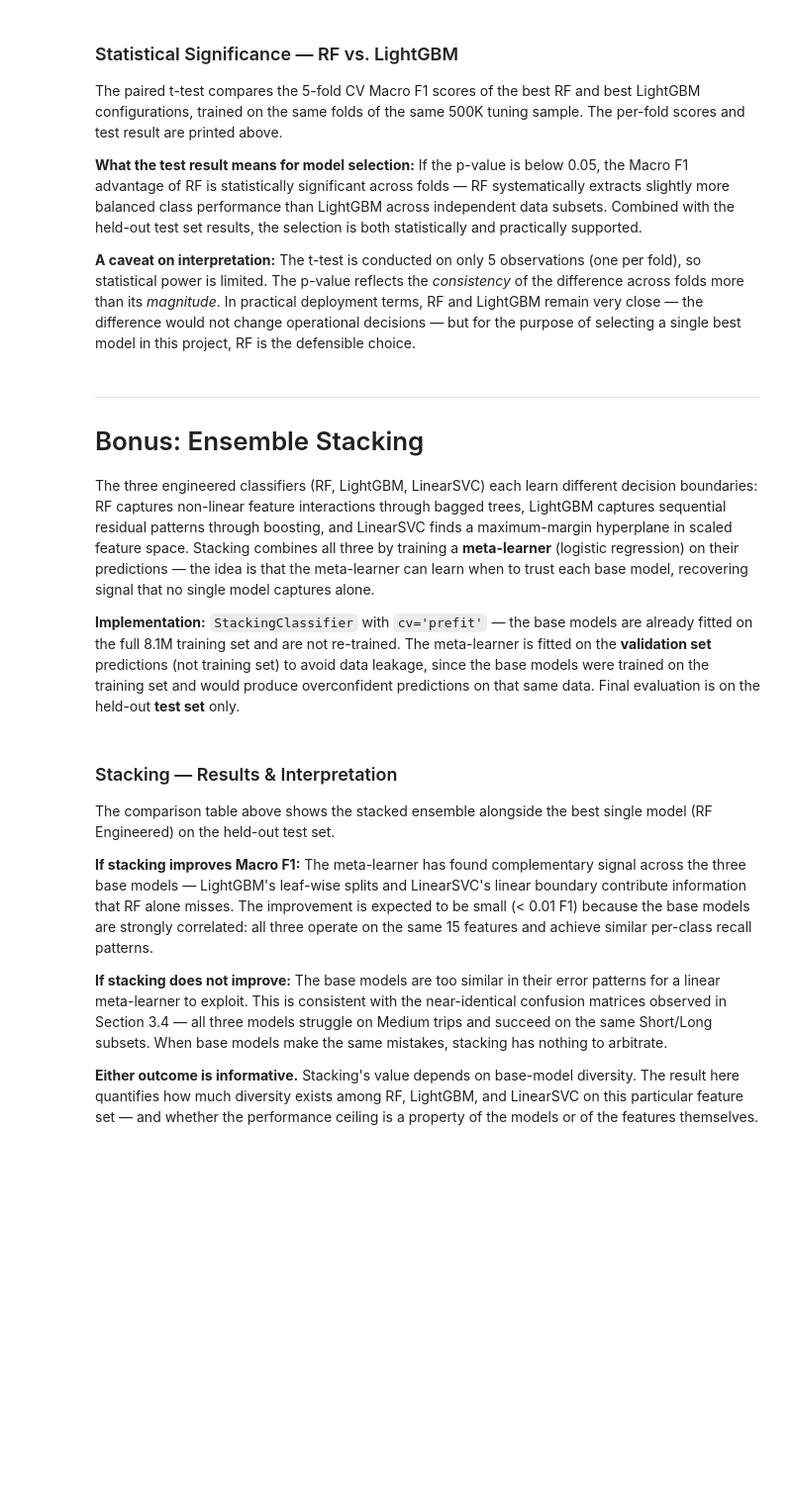
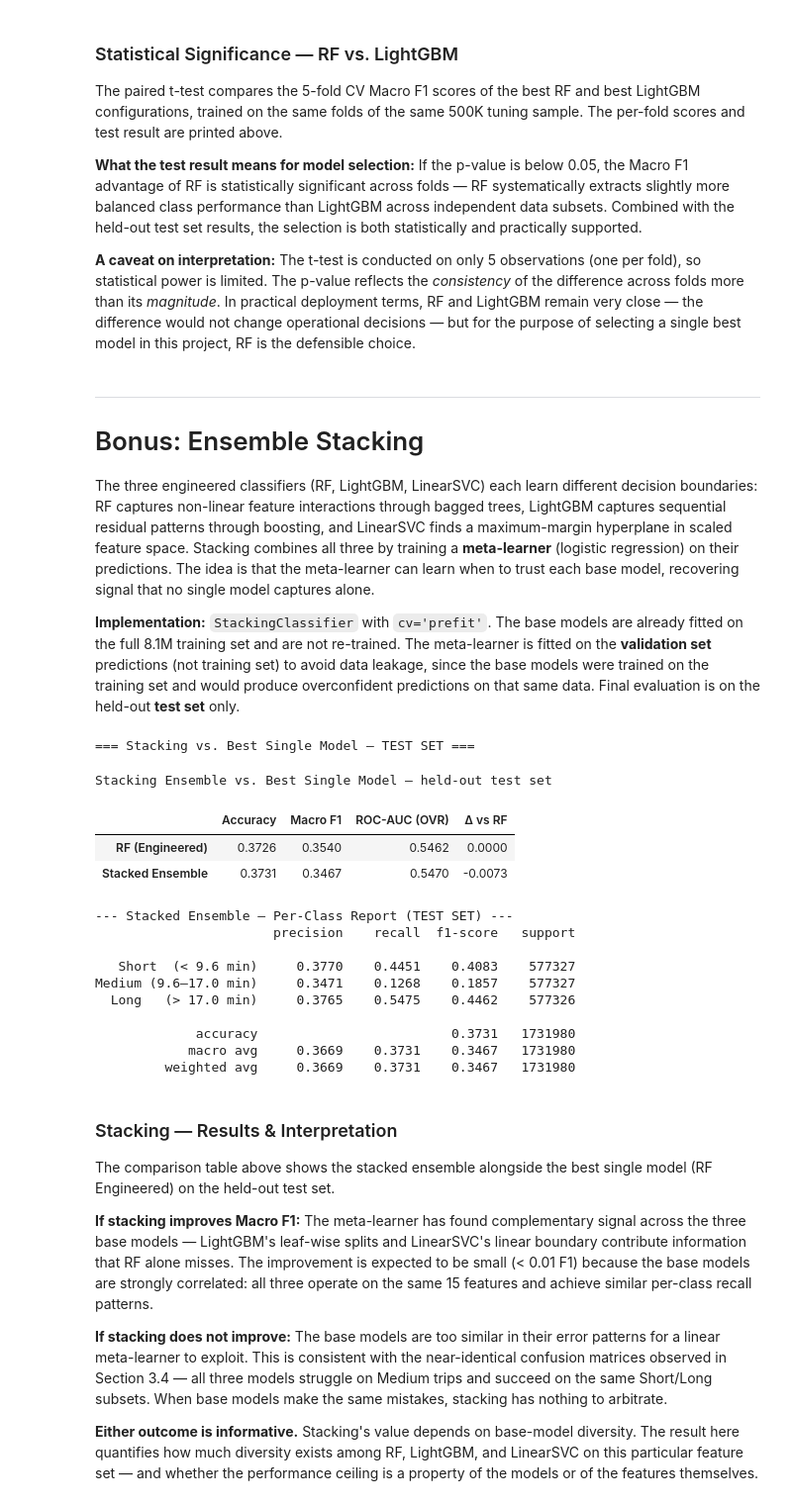
Before and after one commit to forGOATten/COMP333_Project, a Jupyter notebook: notebooks/main.ipynb, the cells around one changed output. Shown at 99% size. Cells and saved outputs as stored; diff of their text form; code cells hidden in the pictures; blank space fills up the shorter version.

```diff
--- a/notebooks/main.ipynb
+++ b/notebooks/main.ipynb
@@ -1792,9 +1813,9 @@ The paired t-test compares the 5-fold CV Macro F1 scores of the best RF and best
 ---
 # Bonus: Ensemble Stacking
 
-The three engineered classifiers (RF, LightGBM, LinearSVC) each learn different decision boundaries: RF captures non-linear feature interactions through bagged trees, LightGBM captures sequential residual patterns through boosting, and LinearSVC finds a maximum-margin hyperplane in scaled feature space. Stacking combines all three by training a **meta-learner** (logistic regression) on their predictions — the idea is that the meta-learner can learn when to trust each base model, recovering signal that no single model captures alone.
+The three engineered classifiers (RF, LightGBM, LinearSVC) each learn different decision boundaries: RF captures non-linear feature interactions through bagged trees, LightGBM captures sequential residual patterns through boosting, and LinearSVC finds a maximum-margin hyperplane in scaled feature space. Stacking combines all three by training a **meta-learner** (logistic regression) on their predictions. The idea is that the meta-learner can learn when to trust each base model, recovering signal that no single model captures alone.
 
-**Implementation:** `StackingClassifier` with `cv='prefit'` — the base models are already fitted on the full 8.1M training set and are not re-trained. The meta-learner is fitted on the **validation set** predictions (not training set) to avoid data leakage, since the base models were trained on the training set and would produce overconfident predictions on that same data. Final evaluation is on the held-out **test set** only.
+**Implementation:** `StackingClassifier` with `cv='prefit'`. The base models are already fitted on the full 8.1M training set and are not re-trained. The meta-learner is fitted on the **validation set** predictions (not training set) to avoid data leakage, since the base models were trained on the training set and would produce overconfident predictions on that same data. Final evaluation is on the held-out **test set** only.
 # %%
 # ── Bonus: Ensemble Stacking ──────────────────────────────────────────────
 # Meta-learner: Logistic Regression trained on base-model predictions.
@@ -1812,37 +1833,53 @@ stack = StackingClassifier(
         ('svc', best_svc),
     ],
     final_estimator=LogisticRegression(
-        max_iter=1000, random_state=RANDOM_SEED, multi_class='multinomial'
+        max_iter=1000, random_state=RANDOM_SEED,
     ),
     cv='prefit',
     passthrough=False   # meta-learner sees only base-model predictions, not raw features
 )
 
 # Train the meta-learner on validation-set predictions
 stack.fit(X_val, y_val)
 
 # Evaluate on the held-out test set (never seen by any model)
 stack_test = evaluate_model(stack, X_test, y_test)
 
 # Compare to the best single model (RF Engineered) on test set
 print('=== Stacking vs. Best Single Model — TEST SET ===\n')
 bonus_df = pd.DataFrame({
     'RF (Engineered)' : test_results[best_name],
     'Stacked Ensemble' : stack_test,
 }, index=METRICS).T.round(4)
 
 bonus_df['Δ vs RF'] = bonus_df['Macro F1'] - bonus_df.loc['RF (Engineered)', 'Macro F1']
 display(bonus_df.style
     .highlight_max(subset=METRICS, color='#d4edda')
     .format(precision=4)
     .set_caption('Stacking Ensemble vs. Best Single Model — held-out test set'))
 
 # Per-class breakdown
 print('\n--- Stacked Ensemble — Per-Class Report (TEST SET) ---')
 print(classification_report(
     y_test, stack.predict(X_test),
     target_names=CLASS_NAMES, digits=4
 ))
+# %% [output]
+=== Stacking vs. Best Single Model — TEST SET ===
+Stacking Ensemble vs. Best Single Model — held-out test set
+|  | Accuracy | Macro F1 | ROC-AUC (OVR) | Δ vs RF |
+| RF (Engineered) | 0.3726 | 0.3540 | 0.5462 | 0.0000 |
+| Stacked Ensemble | 0.3731 | 0.3467 | 0.5470 | -0.0073 |
+--- Stacked Ensemble — Per-Class Report (TEST SET) ---
+                       precision    recall  f1-score   support
+
+   Short  (< 9.6 min)     0.3770    0.4451    0.4083    577327
+Medium (9.6–17.0 min)     0.3471    0.1268    0.1857    577327
+  Long   (> 17.0 min)     0.3765    0.5475    0.4462    577326
+
+             accuracy                         0.3731   1731980
+            macro avg     0.3669    0.3731    0.3467   1731980
+         weighted avg     0.3669    0.3731    0.3467   1731980
 # %% [markdown]
 ### Stacking — Results & Interpretation
 
```
Also changed, not shown: parts of 32 cells of this notebook.
